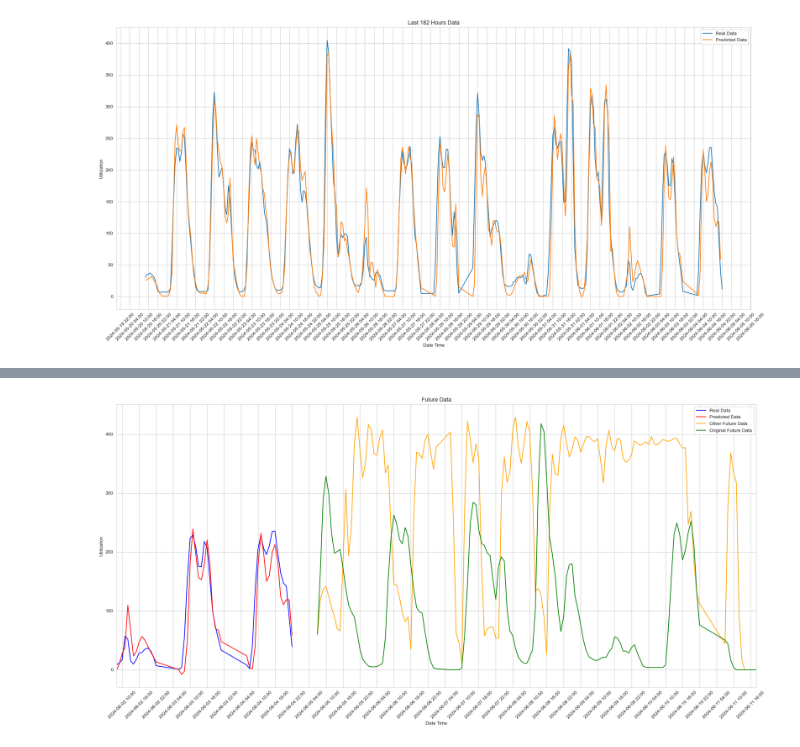
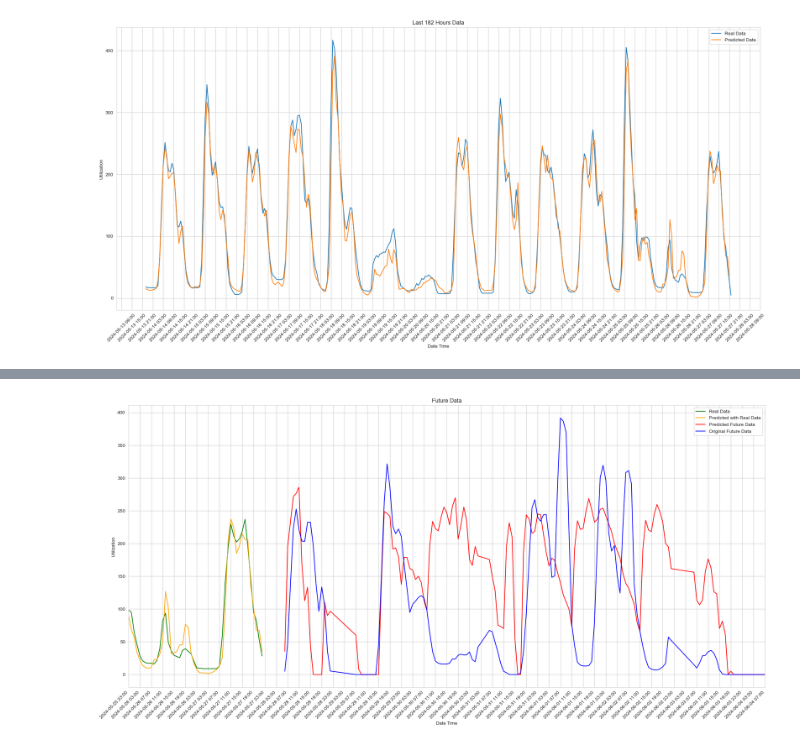
Before and after one commit to veronikaKircsev/ParkData, a Jupyter notebook: lstm_hourly_with_features.ipynb, the cells around one changed output, grey strips where cells are left out. Drawn from its saved outputs; the diff is of its cells as text; code cells hidden in the pictures.

Commit message:
prediction ticks on the right place

```diff
--- a/lstm_hourly_with_features.ipynb
+++ b/lstm_hourly_with_features.ipynb
@@ -29,7 +29,7 @@ dataset = pd.DataFrame(data)
 dataset = dataset.sort_values('timestamp')
 dataset['timestamp'] = pd.to_datetime(dataset['timestamp'])
 start_date = pd.to_datetime('2023-11-30')
-end_date = pd.to_datetime('2024-06-05')
+end_date = pd.to_datetime('2024-05-28')
 dataset = dataset[(dataset['timestamp'] >= start_date) & (dataset['timestamp'] <= end_date)]
 dataset['hour'] = dataset['timestamp'].dt.hour
 dataset['dayOfWeek'] = dataset['timestamp'].dt.dayofweek
@@ -74,7 +74,7 @@ model.add(Dense(8, activation = 'relu'))
 model.add(LSTM(168))
 model.add(Dropout(0.2))
 model.add(Dense(1, activation = 'linear'))
-early_stop = EarlyStopping(monitor = 'val_loss', patience = 4, start_from_epoch=50)
+early_stop = EarlyStopping(monitor = 'val_loss', patience = 4, start_from_epoch=60)
 
 model.compile(loss='mean_squared_error', optimizer='adam')
 model.fit(trainX, trainY, epochs=100, batch_size=32, verbose=10, validation_split=0.2, callbacks = [early_stop])
@@ -179,7 +179,7 @@ plt.xticks(rotation=45)
 plt.tight_layout()
 plt.show()
 # %% [output]
-[figure, old version]
+[figure, new version]
 # %%
 
 import plotly.graph_objects as go
@@ -247,7 +247,7 @@ yhat = model.predict(prediction_dataX, verbose=2)
 
 control_data = pd.DataFrame(data)
 control_data['timestamp'] = pd.to_datetime(control_data['timestamp'])
-start_date = pd.to_datetime('2024-06-05')
+start_date = pd.to_datetime('2024-05-28')
 end_date = pd.to_datetime('2024-06-30')
 control_data = control_data[(control_data['timestamp'] >= start_date) & (control_data['timestamp'] <= end_date)]
 control_data['hour'] = control_data['timestamp'].dt.hour
@@ -271,15 +271,14 @@ future_steps = 144
 predicted_values = []
 
 for i in range(future_steps):
-    # Modellvorhersage (für value)
-    input_seq = np.expand_dims(current_seq, axis=0)  # (1, 168, 7)
+
+    input_seq = np.expand_dims(current_seq, axis=0)
     pred = model.predict(input_seq, verbose=0)
     pred_value = pred.squeeze()  # float
 
     predicted_values.append(pred_value)
     future_features = control_data.loc[i, ['rhum', 'tsun', 'event_name', 'holiday', 'hour', 'dayOfWeek']]
-    # Zeit simulieren
-    #last_timestamp += pd.Timedelta(hours=1)
+
     hour = future_features['hour']
     day_of_week = future_features['dayOfWeek']
 
@@ -288,10 +287,10 @@ for i in range(future_steps):
     event_name = future_features['event_name']
     holiday = future_features['holiday']
 
-    # Neue Zeile aufbauen: value + restliche Features
+    # value + other Features
     next_step = np.array([pred_value, rhum, tsun, event_name, holiday, hour, day_of_week]).reshape(1, 7)
 
-    # Fenster verschieben
+    # move window
     current_seq = np.vstack((current_seq[1:], next_step))
 
 future = scaler.inverse_transform(np.concatenate((yhat, np.ones((len(yhat), 6))), axis=1))[:,0]
@@ -312,24 +311,25 @@ all_dates = last_dates.union(control_dates_index[:len(final_values)])
 
 plt.figure(figsize=(20, 10))
 # Historie (Real Data)
-plt.plot(last_dates, tested[-48:], color='blue', label='Real Data')
+plt.plot(all_dates[:48], tested[-48:], color='green', label='Real Data')
 # Historie (Predicted Data)
-plt.plot(last_dates, future[-48:], color='red', label='Predicted Data')
+plt.plot(all_dates[:48], future[-48:], color='orange', label='Predicted with Real Data')
 # Prognose (Other Future Data)
-plt.plot(control_dates_index[:len(final_values)], final_values.tolist(), color='orange', label='Other Future Data')
+plt.plot(all_dates[48:], final_values.tolist(), color='red', label='Predicted Future Data ')
 # Prognose (Original Future Data)
-plt.plot(control_dates_index[:len(final_values)], last_data.tolist(), color='green', label='Original Future Data')
+plt.plot(all_dates[48:], last_data.tolist(), color='blue', label='Original Future Data')
 plt.xlim(all_dates[0], all_dates[-1])
 ax = plt.gca()
 ax.xaxis.set_major_formatter(mdates.DateFormatter('%Y-%m-%d %H:%M'))
-ax.xaxis.set_major_locator(mdates.HourLocator(interval=6))
+ax.xaxis.set_major_locator(mdates.HourLocator(interval=4))
 plt.xlabel('Date Time')
 plt.ylabel('Utilization')
 plt.title('Future Data')
 plt.legend()
-plt.xticks(rotation=45)
+plt.xticks(rotation=45, ha='right')
 plt.tight_layout()
 plt.show()
 print(last_dates)
 print(control_dates_index[:len(final_values)])
+print(all_dates)
 # %% [output]
@@ -337 +337 @@ print(control_dates_index[:len(final_values)])
-[figure, old version]
+[figure, new version]
```
Also changed, not shown: parts of 2 cells of this notebook.
